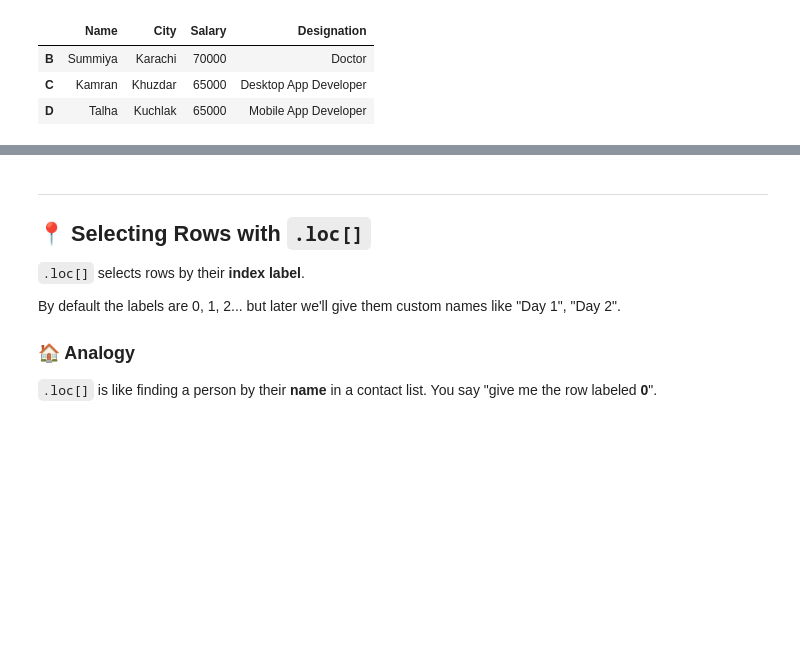
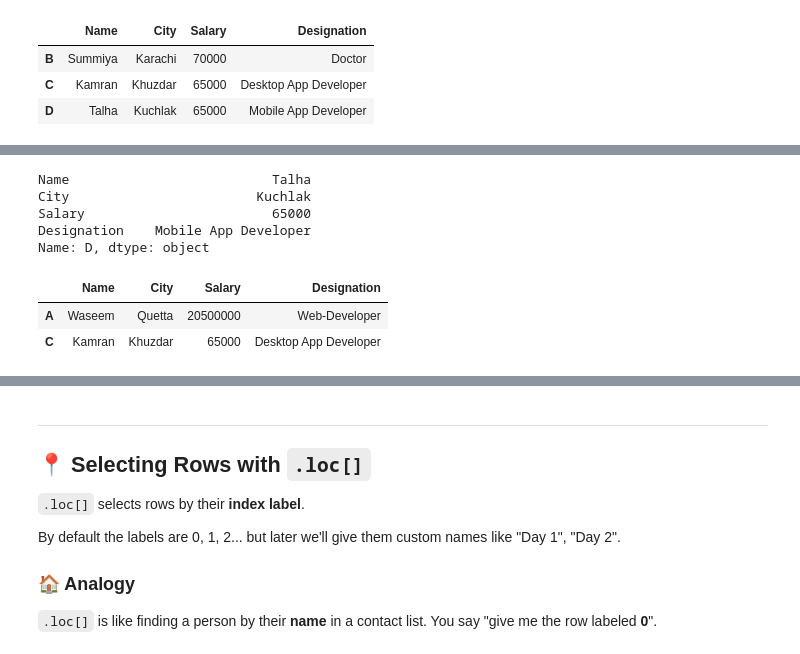
Before and after one commit to waseem-development/AI-NAVTTC, a Jupyter notebook: python/pandas/3_pandas_dataframes.ipynb, the cells around one changed output, grey strips where cells are left out. Saved outputs shown, nothing was run; the diff lists cells and outputs as text; code cells hidden in the pictures; blank space fills up the shorter version.

```diff
--- a/python/pandas/3_pandas_dataframes.ipynb
+++ b/python/pandas/3_pandas_dataframes.ipynb
@@ -134,0 +202,14 @@ df_01.drop("A", axis=0)
+# %%
+df_01.iloc[-1]   # last row
+# %% [output]
+Name                          Talha
+City                        Kuchlak
+Salary                        65000
+Designation    Mobile App Developer
+Name: D, dtype: object
+# %%
+df_01.iloc[0:3:2]   # works
+# %% [output]
+|  | Name | City | Salary | Designation |
+| A | Waseem | Quetta | 20500000 | Web-Developer |
+| C | Kamran | Khuzdar | 65000 | Desktop App Developer |
```
Also changed, not shown: parts of 21 cells of this notebook.
